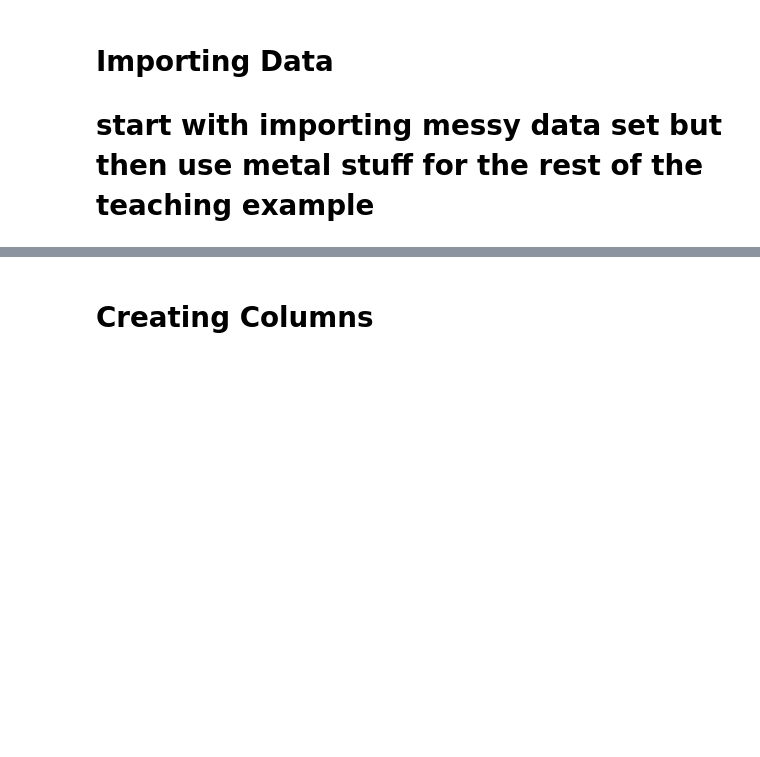
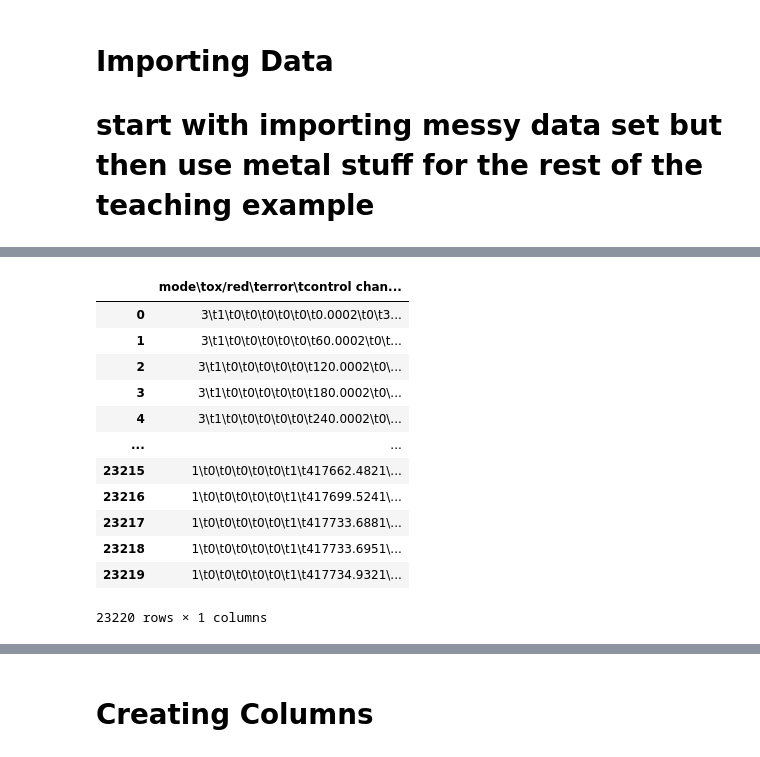
Before and after one commit to orionarcher/metal-bands-by-nation, a Jupyter notebook: PandasWorkshop.ipynb, the cells around one changed output, grey strips where cells are left out. Cells and saved outputs as stored; diff of their text form; code cells hidden in the pictures; blank space fills up the shorter version.

```diff
--- a/PandasWorkshop.ipynb
+++ b/PandasWorkshop.ipynb
@@ -20,0 +40,16 @@ world_pop_data = req.text
+# %%
+pd.read_csv("cyclic_voltammetry_output.txt", skiprows=80)
+# %% [output]
+|  | mode\tox/red\terror\tcontrol chan... |
+| 0 | 3\t1\t0\t0\t0\t0\t0\t0.0002\t0\t3... |
+| 1 | 3\t1\t0\t0\t0\t0\t0\t60.0002\t0\t... |
+| 2 | 3\t1\t0\t0\t0\t0\t0\t120.0002\t0\... |
+| 3 | 3\t1\t0\t0\t0\t0\t0\t180.0002\t0\... |
+| 4 | 3\t1\t0\t0\t0\t0\t0\t240.0002\t0\... |
+| ... | ... |
+| 23215 | 1\t0\t0\t0\t0\t0\t1\t417662.4821\... |
+| 23216 | 1\t0\t0\t0\t0\t0\t1\t417699.5241\... |
+| 23217 | 1\t0\t0\t0\t0\t0\t1\t417733.6881\... |
+| 23218 | 1\t0\t0\t0\t0\t0\t1\t417733.6951\... |
+| 23219 | 1\t0\t0\t0\t0\t0\t1\t417734.9321\... |
+23220 rows × 1 columns
```
Also changed, not shown: parts of 12 cells of this notebook.
